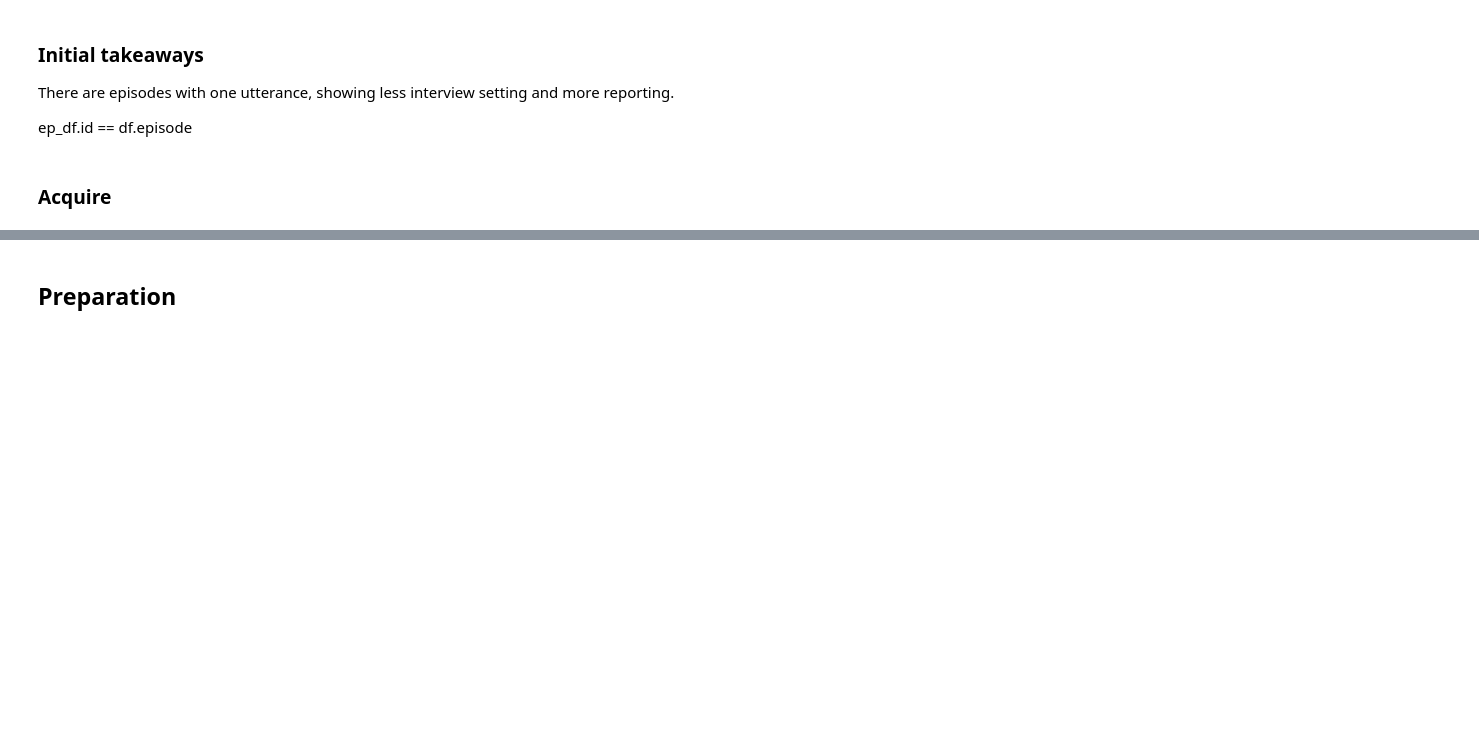
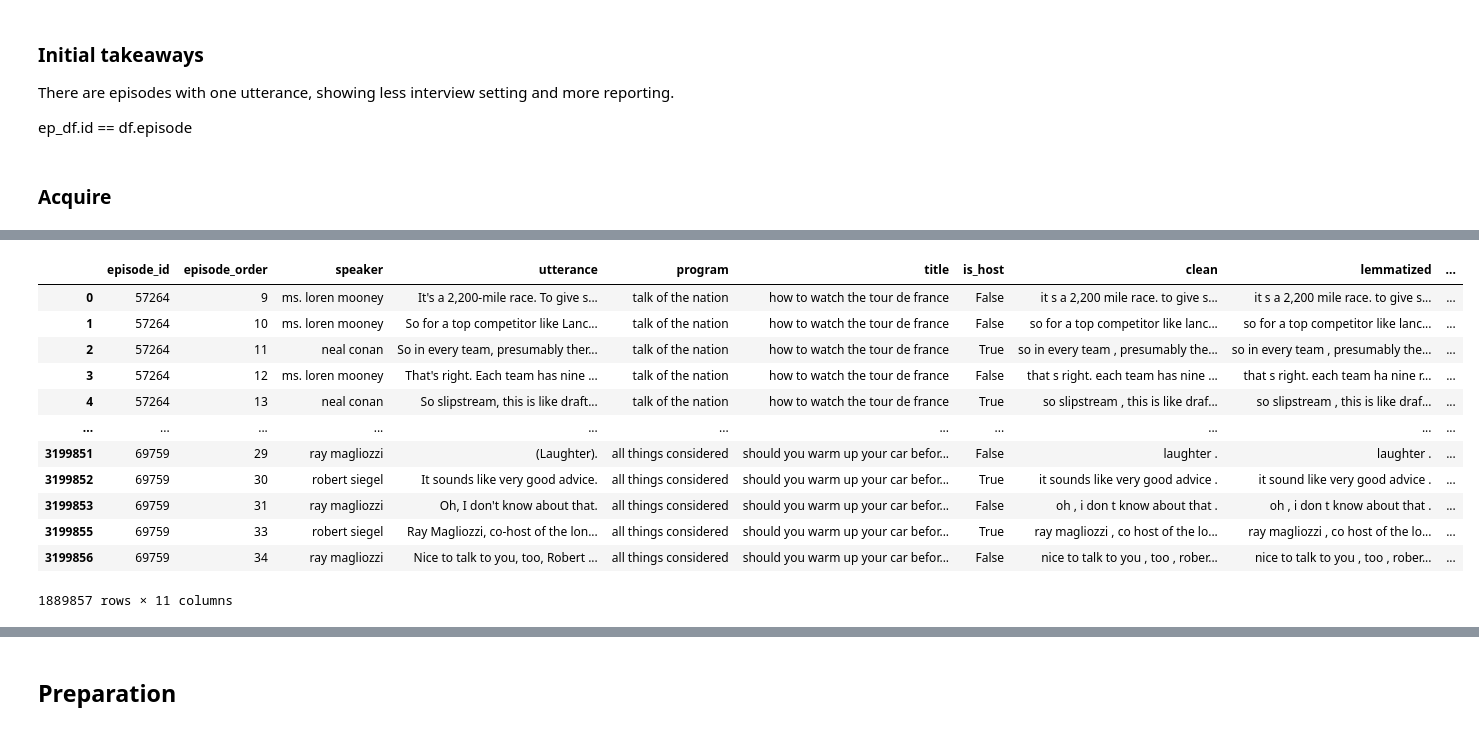
Before and after one commit to npr-nlp/npr-nlp-project, a Jupyter notebook: wheeler_notebook.ipynb, the cells around one changed output, grey strips where cells are left out. Cells and saved outputs as stored; diff of their text form; code cells hidden in the pictures; blank space fills up the shorter version.

```diff
--- a/wheeler_notebook.ipynb
+++ b/wheeler_notebook.ipynb
@@ -103,0 +71,20 @@ ep_df.id == df.episode
+# %%
+df['speaker'] = df.speaker.str.replace(r'\([^)]*\)','', regex=True)
+df['speaker'] = df.speaker.str.replace(r'host','', regex=True)
+df['speaker'] = df.speaker.str.replace(r'[^a-z0-9\s\.]','', regex=True)
+# %%
+df
+# %% [output]
+|  | episode_id | episode_order | speaker | utterance | program | title | is_host | clean | lemmatized | ... |
+| 0 | 57264 | 9 | ms. loren mooney | It's a 2,200-mile race. To give s... | talk of the nation | how to watch the tour de france | False | it s a 2,200 mile race. to give s... | it s a 2,200 mile race. to give s... | ... |
+| 1 | 57264 | 10 | ms. loren mooney | So for a top competitor like Lanc... | talk of the nation | how to watch the tour de france | False | so for a top competitor like lanc... | so for a top competitor like lanc... | ... |
+| 2 | 57264 | 11 | neal conan | So in every team, presumably ther... | talk of the nation | how to watch the tour de france | True | so in every team , presumably the... | so in every team , presumably the... | ... |
+| 3 | 57264 | 12 | ms. loren mooney | That's right. Each team has nine ... | talk of the nation | how to watch the tour de france | False | that s right. each team has nine ... | that s right. each team ha nine r... | ... |
+| 4 | 57264 | 13 | neal conan | So slipstream, this is like draft... | talk of the nation | how to watch the tour de france | True | so slipstream , this is like draf... | so slipstream , this is like draf... | ... |
+| ... | ... | ... | ... | ... | ... | ... | ... | ... | ... | ... |
+| 3199851 | 69759 | 29 | ray magliozzi | (Laughter). | all things considered | should you warm up your car befor... | False | laughter . | laughter . | ... |
+| 3199852 | 69759 | 30 | robert siegel | It sounds like very good advice. | all things considered | should you warm up your car befor... | True | it sounds like very good advice . | it sound like very good advice . | ... |
+| 3199853 | 69759 | 31 | ray magliozzi | Oh, I don't know about that. | all things considered | should you warm up your car befor... | False | oh , i don t know about that . | oh , i don t know about that . | ... |
+| 3199855 | 69759 | 33 | robert siegel | Ray Magliozzi, co-host of the lon... | all things considered | should you warm up your car befor... | True | ray magliozzi , co host of the lo... | ray magliozzi , co host of the lo... | ... |
+| 3199856 | 69759 | 34 | ray magliozzi | Nice to talk to you, too, Robert ... | all things considered | should you warm up your car befor... | False | nice to talk to you , too , rober... | nice to talk to you , too , rober... | ... |
+1889857 rows × 11 columns
```
Also changed, not shown: parts of 25 cells of this notebook.
